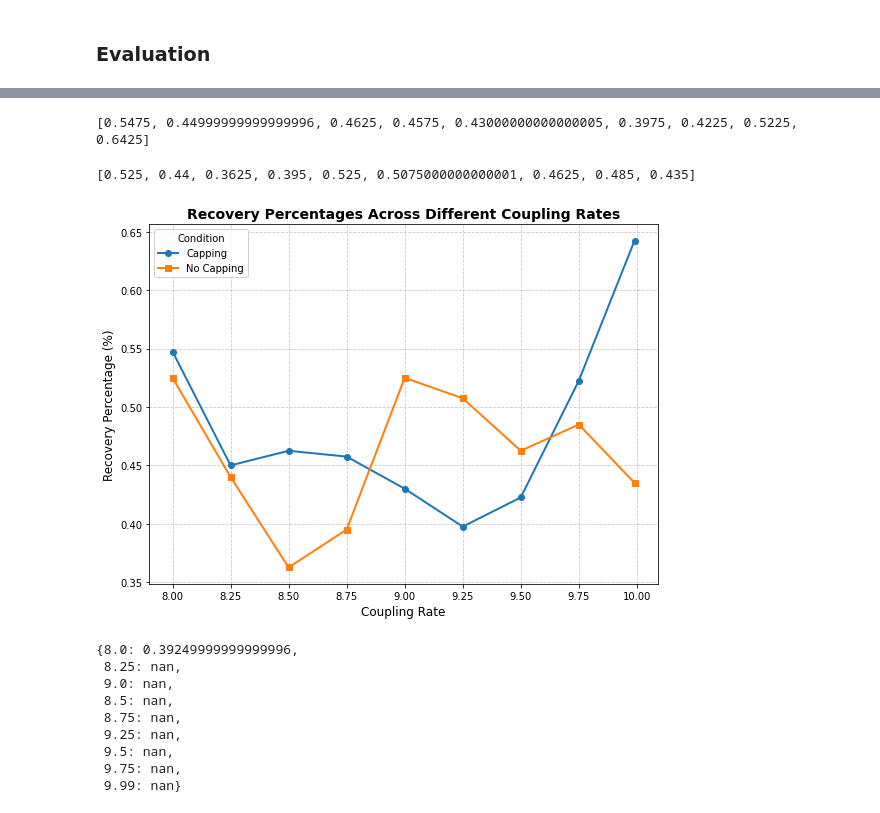
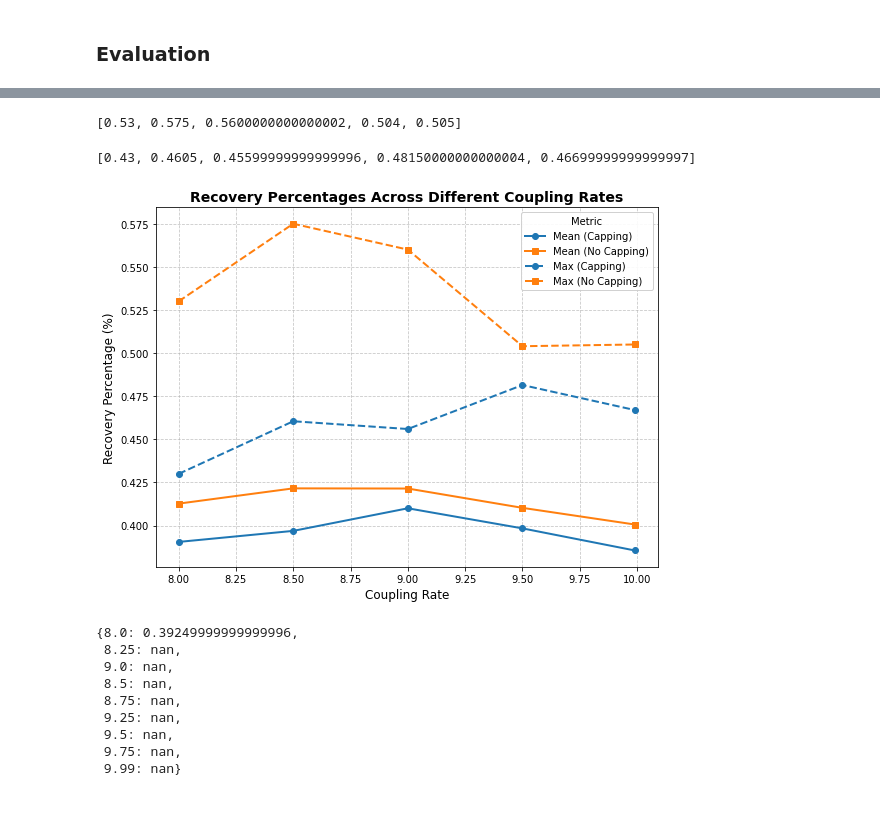
Before and after one commit to Parvfect/Incomplete_cycles, a Jupyter notebook: naive_model/testing_pbsim_alignment.ipynb, the cells around one changed output, grey strips where cells are left out. Saved outputs shown, nothing was run; the diff lists cells and outputs as text; code cells hidden in the pictures.

```diff
--- a/naive_model/testing_pbsim_alignment.ipynb
+++ b/naive_model/testing_pbsim_alignment.ipynb
@@ -288,39 +295,55 @@ recovery_capping
-# %%
-means_capping = [np.mean(recovery_capping[i]) for i in recovery_capping.keys()]
-print(means_capping)
-# %% [output]
-[0.5475, 0.44999999999999996, 0.4625, 0.4575, 0.43000000000000005, 0.3975, 0.4225, 0.5225, 0.6425]
-# %%
-means_no_capping = [np.mean(recovery_no_capping[i]) for i in recovery_capping.keys()]
-print(means_no_capping)
-# %% [output]
-[0.525, 0.44, 0.3625, 0.395, 0.525, 0.5075000000000001, 0.4625, 0.485, 0.435]
+# %%
+
+max_capped_arr = [max([np.mean(i) for i in capped_recoveries[cr]]) for cr in coupling_rates_]
+
+mean_capped_arr = [np.mean([np.mean(i) for i in capped_recoveries[cr]]) for cr in coupling_rates_]
+
+
+max_no_capped_arr = [max([np.mean(i) for i in no_capped_recoveries[cr]]) for cr in coupling_rates_]
+
+mean_no_capped_arr = [np.mean([np.mean(i) for i in no_capped_recoveries[cr]]) for cr in coupling_rates_]
+# %%
+print(max_no_capped_arr)
+# %% [output]
+[0.53, 0.575, 0.5600000000000002, 0.504, 0.505]
+# %%
+print(max_capped_arr)
+# %% [output]
+[0.43, 0.4605, 0.45599999999999996, 0.48150000000000004, 0.46699999999999997]
 # %%
 import matplotlib.pyplot as plt
 
 # Plot with markers, line styles, and refined aesthetics
 plt.figure(figsize=(8, 6))  # Increase figure size for clarity
 
-# Plot with custom colors, markers, and line thickness
-plt.plot(coupling_rates_unique, means_capping, marker='o', linestyle='-', color='#1f77b4', linewidth=2, markersize=6, label='Capping')
-plt.plot(coupling_rates_unique, means_no_capping, marker='s', linestyle='-', color='#ff7f0e', linewidth=2, markersize=6, label='No Capping')
+# Plot mean values with custom colors, markers, and line thickness
+plt.plot(coupling_rates_, mean_capped_arr, marker='o', linestyle='-', color='#1f77b4', linewidth=2, markersize=6,
+         label='Mean (Capping)')
+plt.plot(coupling_rates_, mean_no_capped_arr, marker='s', linestyle='-', color='#ff7f0e', linewidth=2, markersize=6,
+         label='Mean (No Capping)')
+
+# Plot max values with custom colors, markers, and line thickness
+plt.plot(coupling_rates_, max_capped_arr, marker='o', linestyle='--', color='#1f77b4', linewidth=2, markersize=6,
+         label='Max (Capping)')
+plt.plot(coupling_rates_, max_no_capped_arr, marker='s', linestyle='--', color='#ff7f0e', linewidth=2, markersize=6,
+         label='Max (No Capping)')
 
 # Titles and labels with larger fonts
 plt.title("Recovery Percentages Across Different Coupling Rates", fontsize=14, fontweight='bold')
 plt.xlabel("Coupling Rate", fontsize=12)
 plt.ylabel("Recovery Percentage (%)", fontsize=12)
 
 # Adding a grid for better readability
 plt.grid(True, linestyle='--', alpha=0.7)
 
-# Customize legend
-plt.legend(title="Condition", title_fontsize=10, fontsize=10, loc='best', frameon=True, framealpha=0.9)
+# Customize legend with clear distinction
+plt.legend(title="Metric", title_fontsize=10, fontsize=10, loc='best', frameon=True, framealpha=0.9)
 
-# Show plot
-plt.tight_layout()  # Adjust layout to prevent label cut-off
+# Show plot with adjusted layout
+plt.tight_layout()
 plt.show()
 # %% [output]
-[figure, old version]
+[figure, new version]
 # %%
 import numpy as np
 
```
Also changed, not shown: parts of 14 cells of this notebook, 1 other file.
